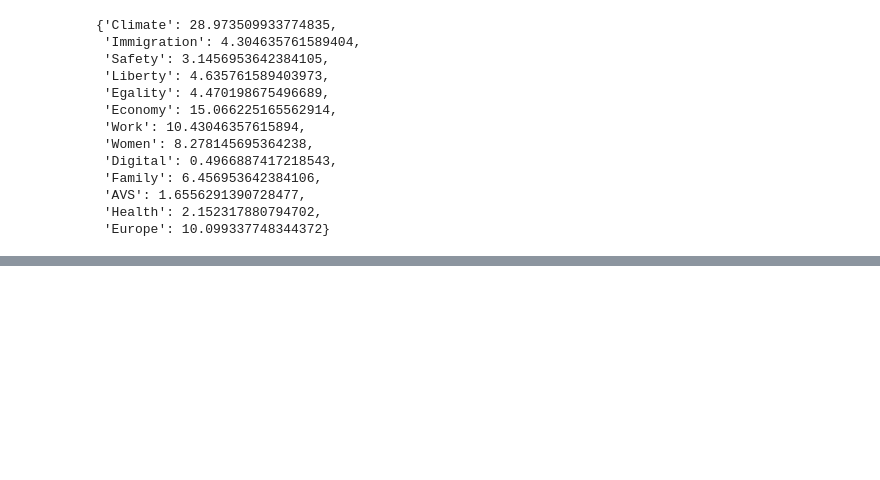
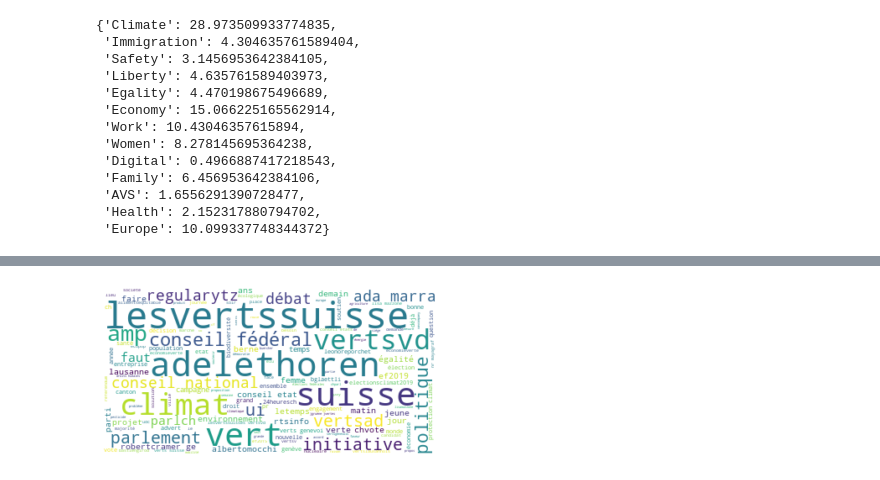
Before and after one commit to ArthurVignon/ADA_project, a Jupyter notebook: tweets_analysis.ipynb, the cells around one changed output, grey strips where cells are left out. Saved outputs shown, nothing was run; the diff lists cells and outputs as text; code cells hidden in the pictures; blank space fills up the shorter version.

```diff
--- a/tweets_analysis.ipynb
+++ b/tweets_analysis.ipynb
@@ -451,0 +527,7 @@ bag_to_kewords_frequency(VERTS_LIB_bag, topics_list)
+# %%
+wordcloud = WordCloud(background_color="white").generate(VERTS_text)
+plt.pyplot.imshow(wordcloud, interpolation='bilinear')
+plt.pyplot.axis("off")
+plt.pyplot.show()
+# %% [output]
+[figure, added]
```
Also changed, not shown: parts of 22 cells of this notebook, 2 other files.
